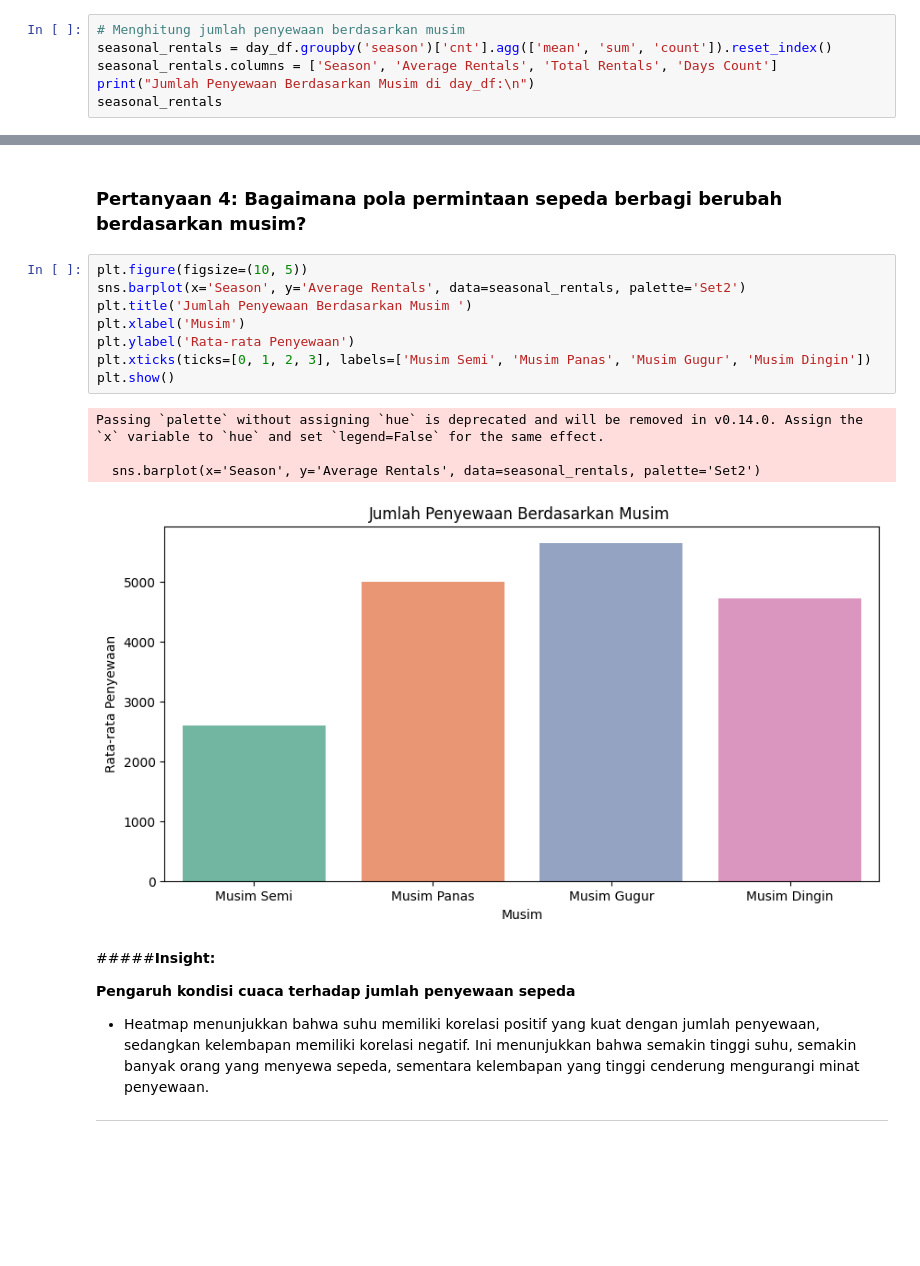
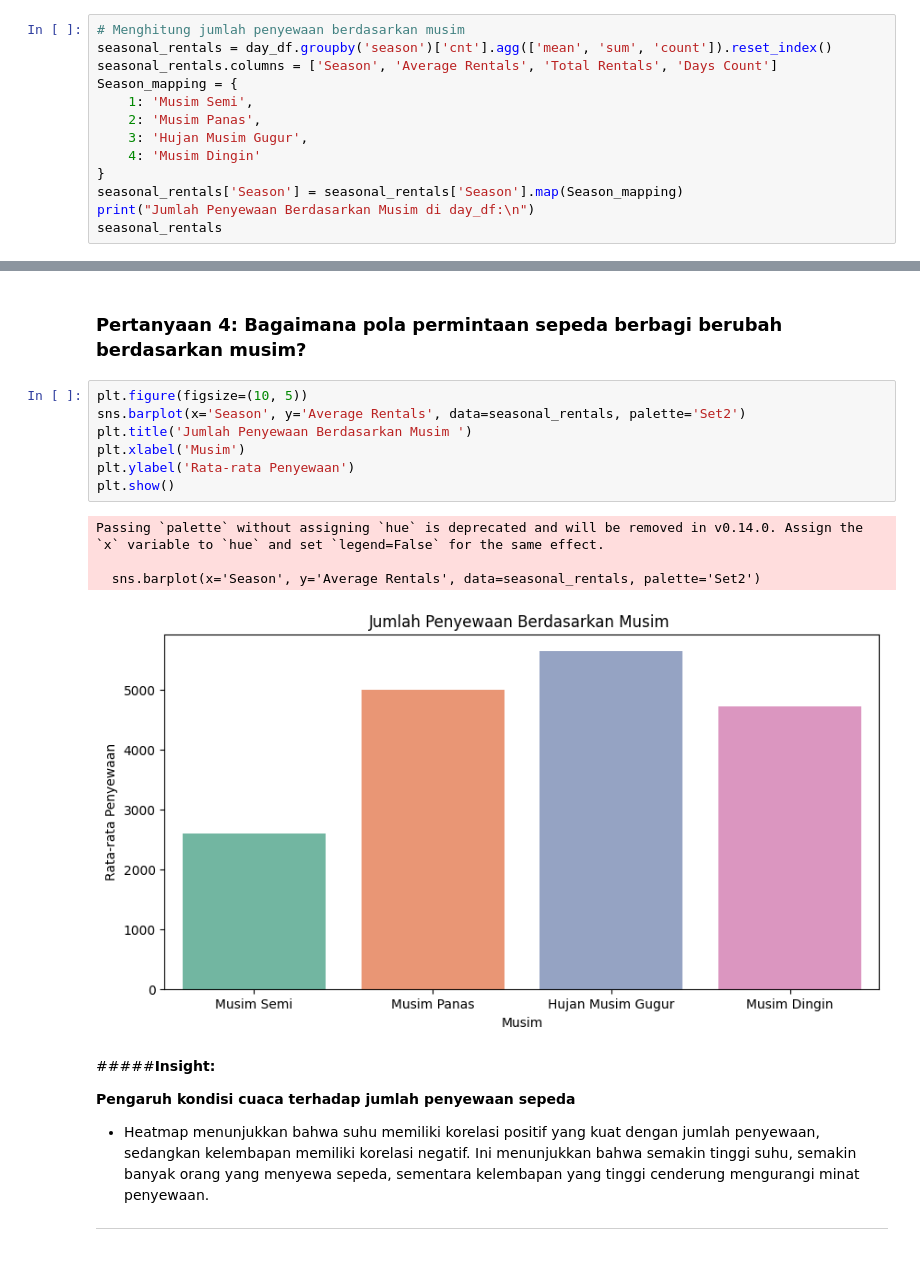
Before and after one commit to ThirafiQaedi/ThirafiQaedi-Dicoding_Belajar-Analisis-Data-dengan-Python_Proyek-Analisis-Data-Bike-Sharing, a Jupyter notebook: notebook.ipynb, the cells around one changed output, grey strips where cells are left out. Cells and saved outputs as stored; diff of their text form; blank space fills up the shorter version.

```diff
--- a/notebook.ipynb
+++ b/notebook.ipynb
@@ -445,6 +479,13 @@ Jumlah Penyewaan Berdasarkan Jam dalam Sehari di hour_df:
 # Menghitung jumlah penyewaan berdasarkan musim
 seasonal_rentals = day_df.groupby('season')['cnt'].agg(['mean', 'sum', 'count']).reset_index()
 seasonal_rentals.columns = ['Season', 'Average Rentals', 'Total Rentals', 'Days Count']
+Season_mapping = {
+    1: 'Musim Semi',
+    2: 'Musim Panas',
+    3: 'Hujan Musim Gugur',
+    4: 'Musim Dingin'
+}
+seasonal_rentals['Season'] = seasonal_rentals['Season'].map(Season_mapping)
 print("Jumlah Penyewaan Berdasarkan Musim di day_df:\n")
 seasonal_rentals
 # %% [output]
@@ -536,16 +575,15 @@ plt.show()
 # %%
 plt.figure(figsize=(10, 5))
 sns.barplot(x='Season', y='Average Rentals', data=seasonal_rentals, palette='Set2')
 plt.title('Jumlah Penyewaan Berdasarkan Musim ')
 plt.xlabel('Musim')
 plt.ylabel('Rata-rata Penyewaan')
-plt.xticks(ticks=[0, 1, 2, 3], labels=['Musim Semi', 'Musim Panas', 'Musim Gugur', 'Musim Dingin'])
 plt.show()
 # %% [output]
 Passing `palette` without assigning `hue` is deprecated and will be removed in v0.14.0. Assign the `x` variable to `hue` and set `legend=False` for the same effect.
 
   sns.barplot(x='Season', y='Average Rentals', data=seasonal_rentals, palette='Set2')
-[figure, old version]
+[figure, new version]
 # %% [markdown]
 #####**Insight:**
 
```
Also changed, not shown: parts of 7 cells of this notebook, 1 other file.
